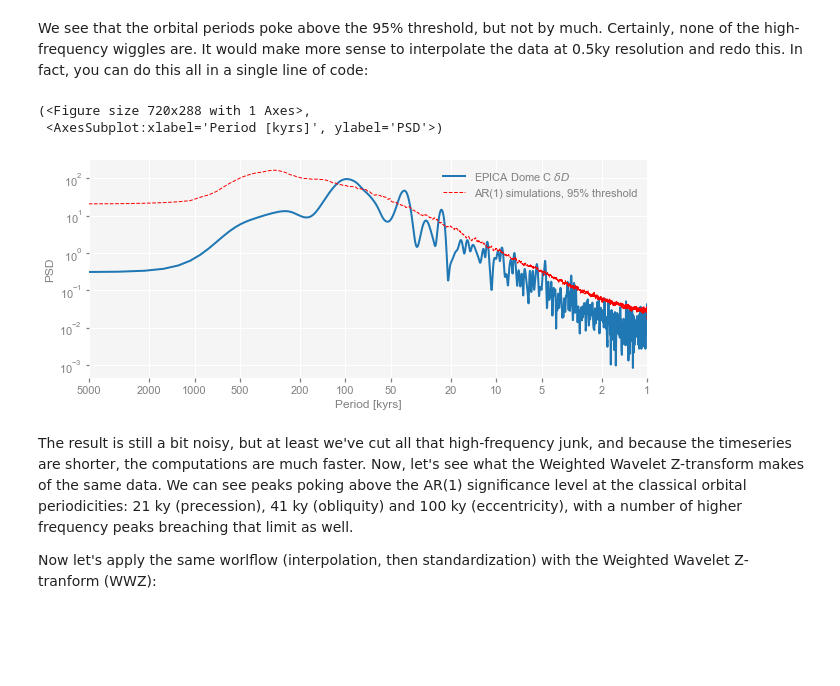
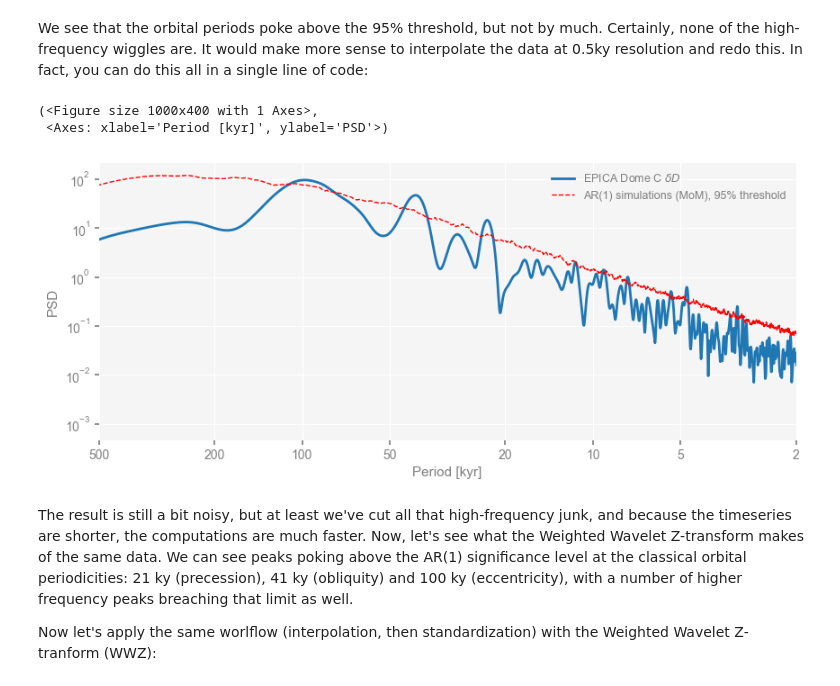
Before and after one commit to LinkedEarth/paleobooks_mathom, a Jupyter notebook: notebooks/EpicaDomeC_explore.ipynb, the cells around one changed output. Saved outputs shown, nothing was run; the diff lists cells and outputs as text; code cells hidden in the pictures; blank space fills up the shorter version.

```diff
--- a/notebooks/EpicaDomeC_explore.ipynb
+++ b/notebooks/EpicaDomeC_explore.ipynb
@@ -106,11 +117,11 @@ psd_ls_signif.plot()
 # %% [markdown]
 We see that the orbital periods poke above the 95% threshold, but not by much. Certainly, none of the high-frequency wiggles are. It would make more sense to interpolate the data at 0.5ky resolution and redo this. In fact, you can do this all in a single line of code:
 # %%
-dDts.interp(step=0.5).standardize().spectral(method='lomb_scargle',freq_method='lomb_scargle').signif_test(number=200).plot()
+dDts.interp(step=0.5).standardize().spectral(method='lomb_scargle').signif_test(number=200).plot()
 # %% [output]
-(<Figure size 720x288 with 1 Axes>,
- <AxesSubplot:xlabel='Period [kyrs]', ylabel='PSD'>)
+(<Figure size 1000x400 with 1 Axes>,
+ <Axes: xlabel='Period [kyr]', ylabel='PSD'>)
-[figure, old version]
+[figure, new version]
 # %% [markdown]
 The result is still a bit noisy, but at least we've cut all that high-frequency junk, and because the timeseries are shorter, the computations are much faster. Now, let's see what the Weighted Wavelet Z-transform makes of the same data.  We can see peaks poking above the AR(1) significance level at the classical orbital periodicities: 21 ky (precession), 41 ky (obliquity) and 100 ky (eccentricity), with a number of higher frequency peaks breaching that limit as well.
 
```
Also changed, not shown: parts of 31 cells of this notebook.
